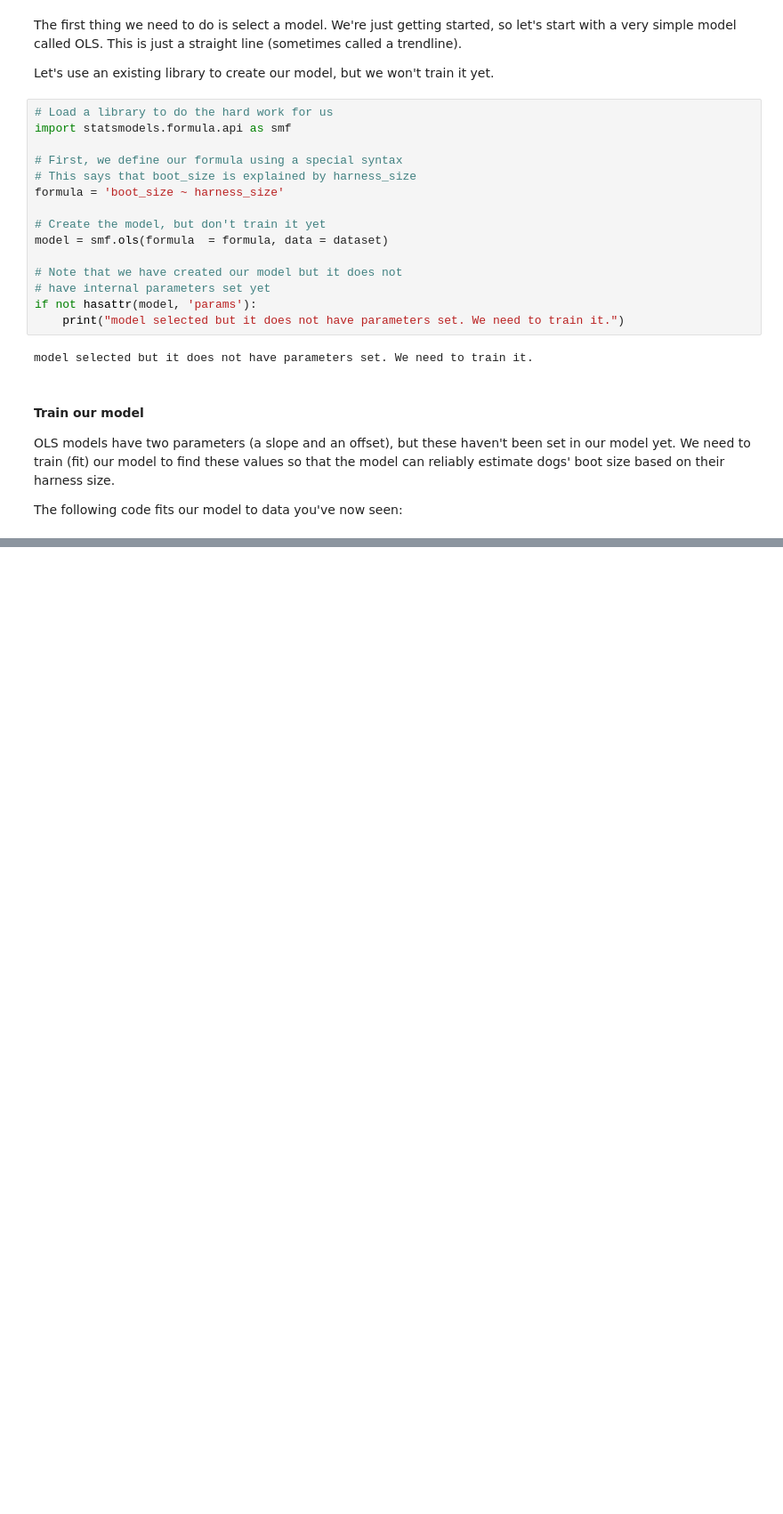
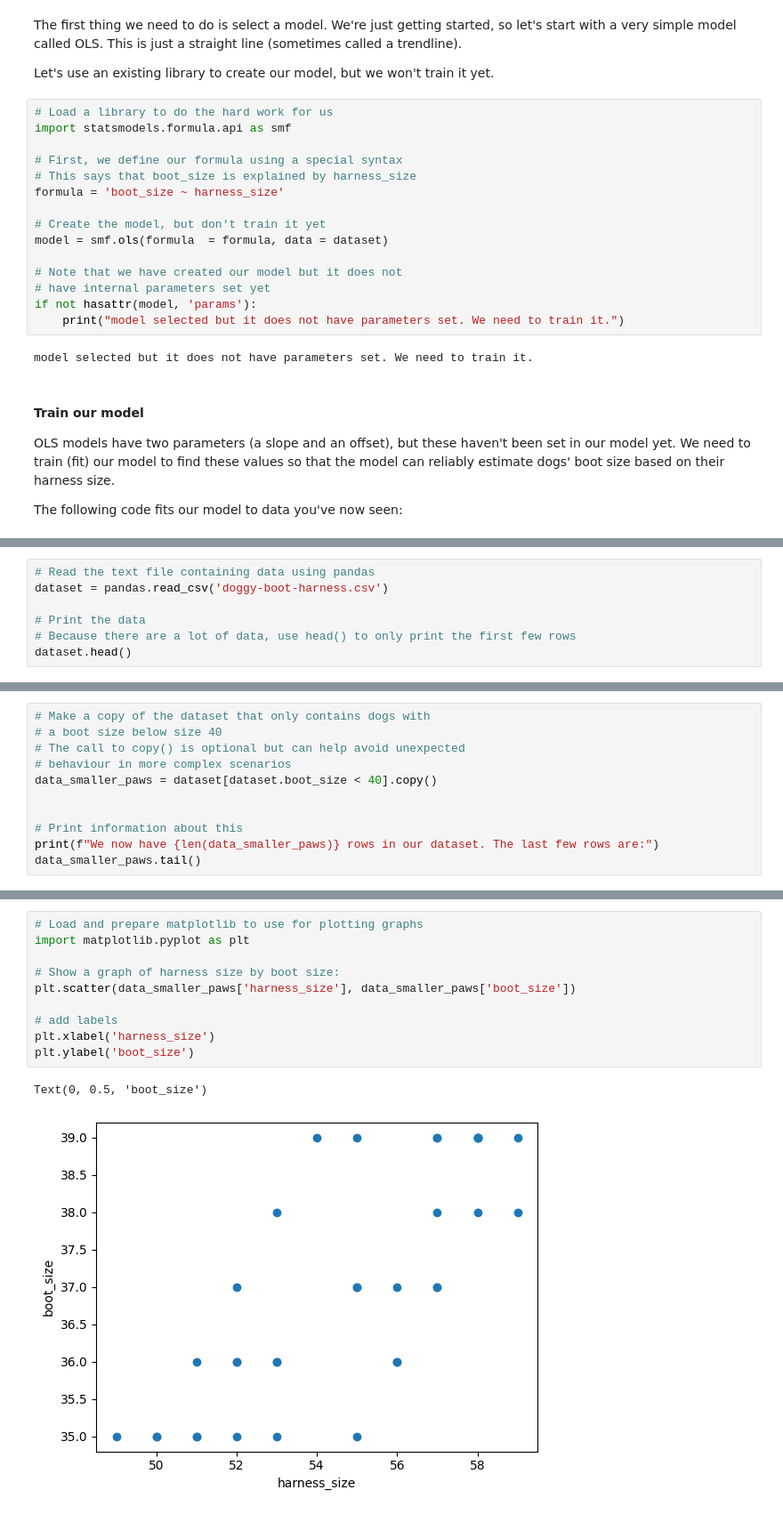
Before and after one commit to jalaljahir/courses_learning, a Jupyter notebook: MSFT_DS_for_ML/Understand_DS_for_ML.ipynb, the cells around one changed output, grey strips where cells are left out. Shown at 89% size. Saved outputs shown, nothing was run; the diff lists cells and outputs as text; blank space fills up the shorter version.

```diff
--- a/MSFT_DS_for_ML/Understand_DS_for_ML.ipynb
+++ b/MSFT_DS_for_ML/Understand_DS_for_ML.ipynb
@@ -104,0 +192,7 @@ The following code fits our model to data you've now seen:
+# %%
+# Read the text file containing data using pandas
+dataset = pandas.read_csv('doggy-boot-harness.csv')
+
+# Print the data
+# Because there are a lot of data, use head() to only print the first few rows
+dataset.head()
@@ -104,0 +282,11 @@ The following code fits our model to data you've now seen:
+# %%
+# Make a copy of the dataset that only contains dogs with
+# a boot size below size 40
+# The call to copy() is optional but can help avoid unexpected
+# behaviour in more complex scenarios
+data_smaller_paws = dataset[dataset.boot_size < 40].copy()
+
+
+# Print information about this
+print(f"We now have {len(data_smaller_paws)} rows in our dataset. The last few rows are:")
+data_smaller_paws.tail()
@@ -104,0 +306,13 @@ The following code fits our model to data you've now seen:
+# %%
+# Load and prepare matplotlib to use for plotting graphs
+import matplotlib.pyplot as plt
+
+# Show a graph of harness size by boot size:
+plt.scatter(data_smaller_paws['harness_size'], data_smaller_paws['boot_size'])
+
+# add labels
+plt.xlabel('harness_size')
+plt.ylabel('boot_size')
+# %% [output]
+Text(0, 0.5, 'boot_size')
+[figure, added]
```
Also changed, not shown: parts of 41 cells of this notebook, 1 other file.
